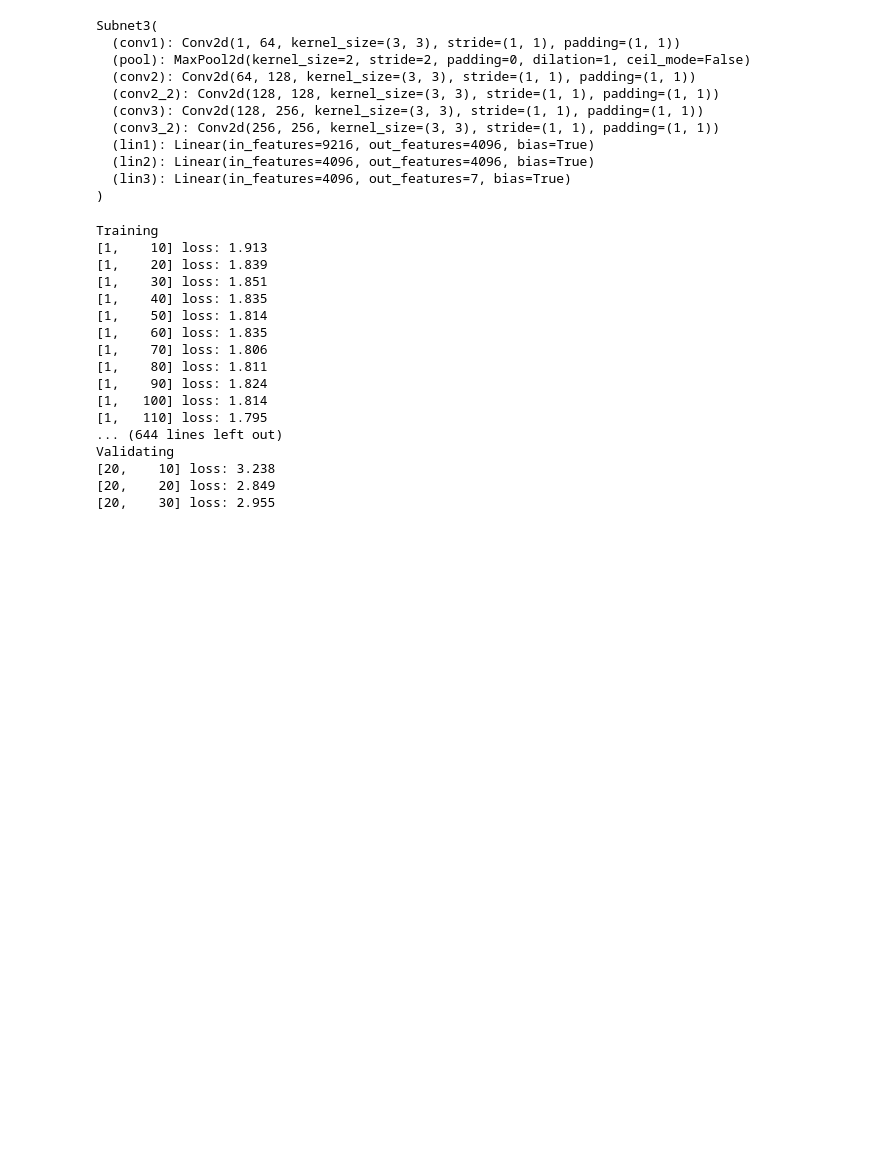
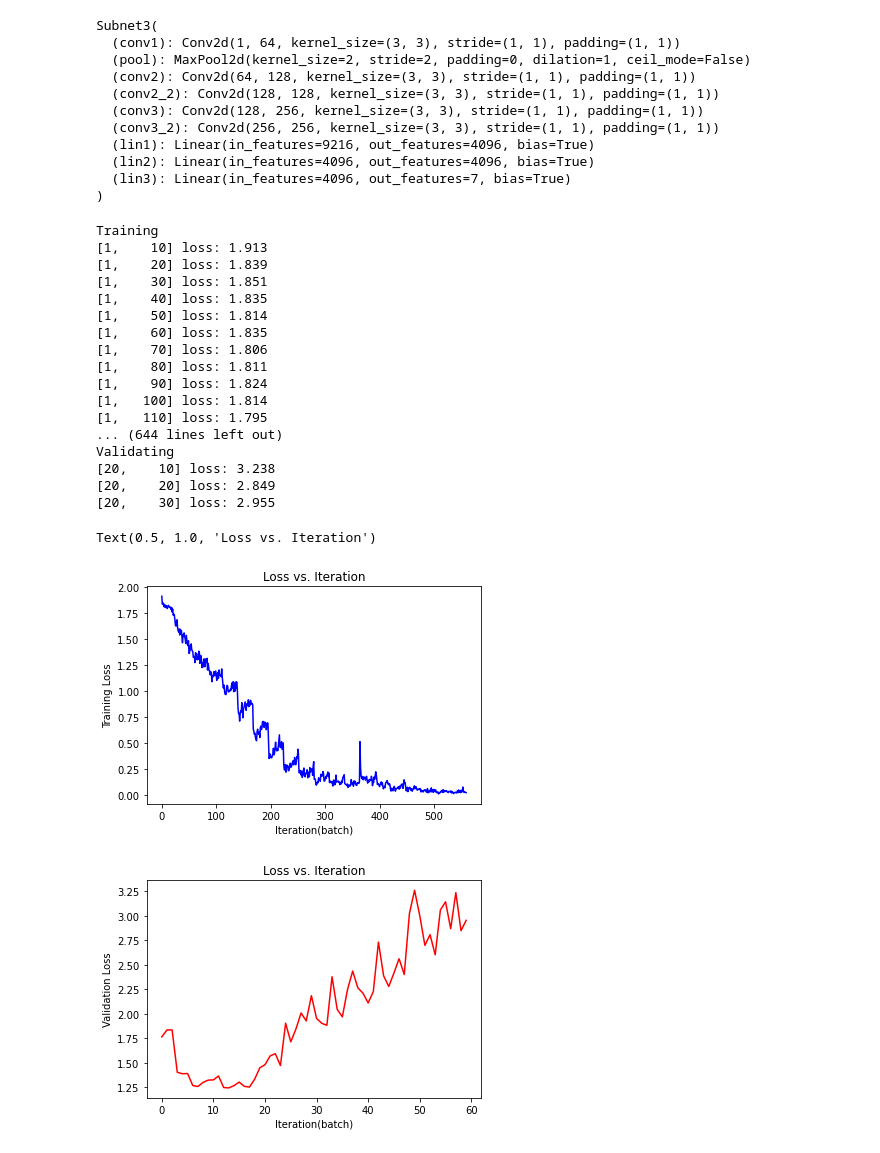
Before and after one commit to usef-kh/EC-523-Deep-Learning-Project, a Jupyter notebook: FER_with_CNN_Ensemble_subnet3.ipynb, the cells around one changed output. Cells and saved outputs as stored; diff of their text form; code cells hidden in the pictures; blank space fills up the shorter version.

```diff
--- a/FER_with_CNN_Ensemble_subnet3.ipynb
+++ b/FER_with_CNN_Ensemble_subnet3.ipynb
@@ -383,3 +383,23 @@ Validating
 [20,    10] loss: 3.238
 [20,    20] loss: 2.849
 [20,    30] loss: 2.955
+# %%
+fig, ax = plt.subplots()  # Create a figure and an axes.
+ax.plot(train_loss, 'b')  # ... and some more.
+ax.set_xlabel('Iteration(batch)')  # Add an x-label to the axes.
+ax.set_ylabel('Training Loss')  # Add a y-label to the axes.
+ax.set_title("Loss vs. Iteration")  # Add a title to the axes.
+
+fig, ax = plt.subplots()  # Create a figure and an axes.
+ax.plot(val_loss, 'r')  # ... and some more.
+ax.set_xlabel('Iteration(batch)')  # Add an x-label to the axes.
+ax.set_ylabel('Validation Loss')  # Add a y-label to the axes.
+ax.set_title("Loss vs. Iteration")  # Add a title to the axes.
+
+
+# plt.plot(train_loss)
+# plt.plot(val_loss)
+# %% [output]
+Text(0.5, 1.0, 'Loss vs. Iteration')
+[figure, added]
+[figure, added]
```
